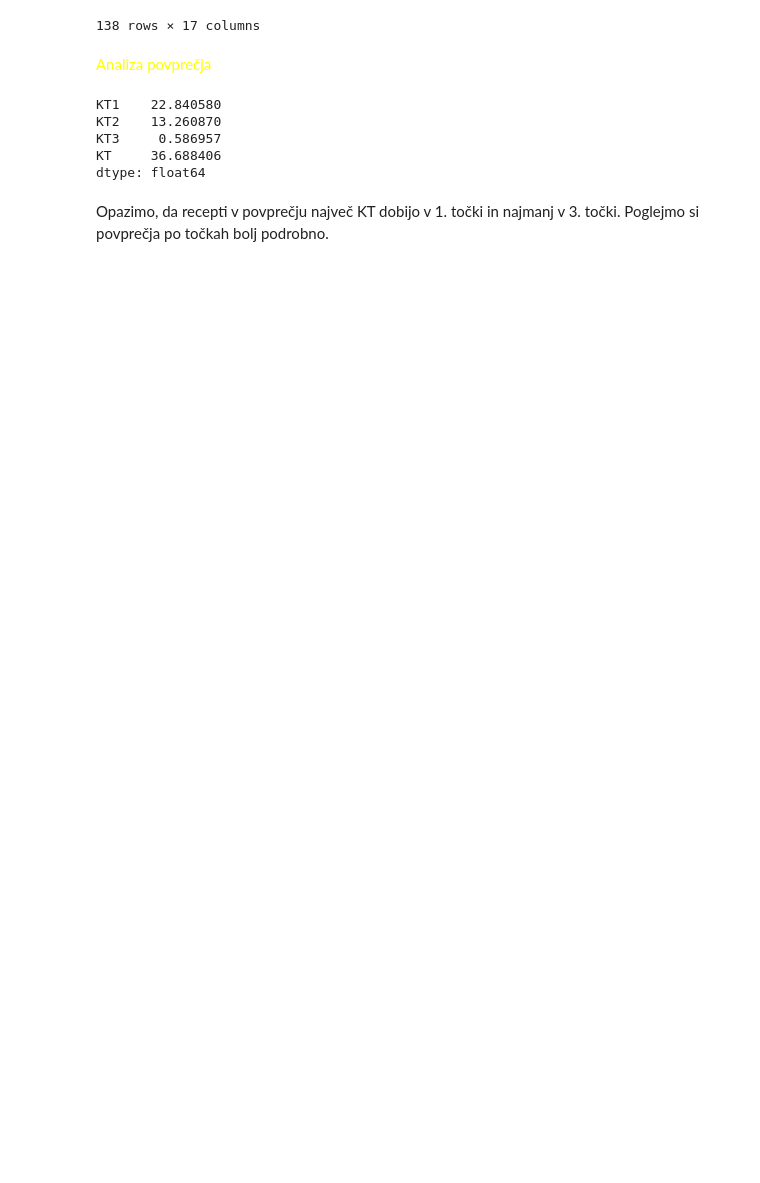
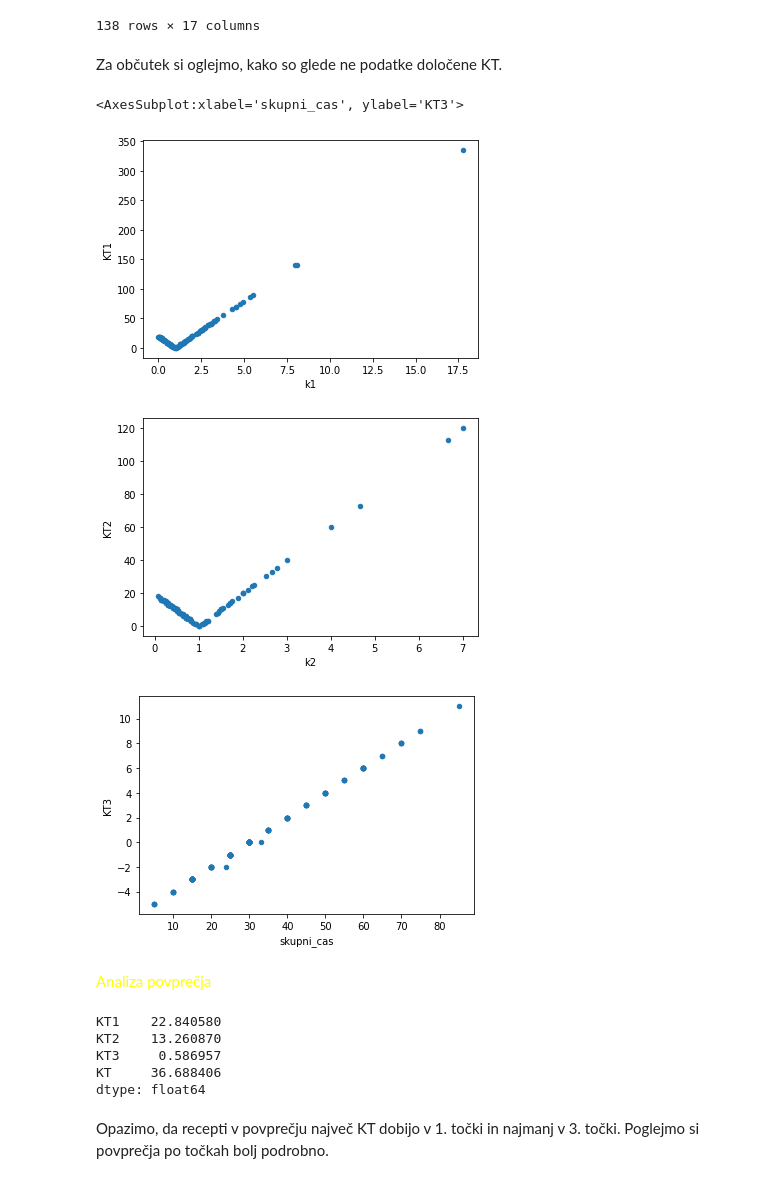
Before and after one commit to AljaZaletelj/Analiza-receptov, a Jupyter notebook: analiza_receptov.ipynb, the cells around one changed output. Saved outputs shown, nothing was run; the diff lists cells and outputs as text; code cells hidden in the pictures; blank space fills up the shorter version.

```diff
--- a/analiza_receptov.ipynb
+++ b/analiza_receptov.ipynb
@@ -74,6 +72,17 @@ recepti
 | 136 | 210 | Easy Blueberry Buttermilk Cake | 20 | 30 | 18 | 168.0 | 33.0 | 2.9 | ... |
 | 137 | 213 | Flourless Zucchini Brownies | 15 | 30 | 12 | 179.0 | 25.0 | 9.0 | ... |
 138 rows × 17 columns
+# %% [markdown]
+Za občutek si oglejmo, kako so glede ne podatke določene KT.
+# %%
+recepti.plot.scatter(x="k1", y="KT1")
+recepti.plot.scatter(x="k2", y="KT2")
+recepti.plot.scatter(x="skupni_cas", y="KT3")
+# %% [output]
+<AxesSubplot:xlabel='skupni_cas', ylabel='KT3'>
+[figure, added]
+[figure, added]
+[figure, added]
 # %% [markdown]
 <span style="color:yellow">Analiza povprečja</span>
 # %%
```
Also changed, not shown: parts of 54 cells of this notebook.
